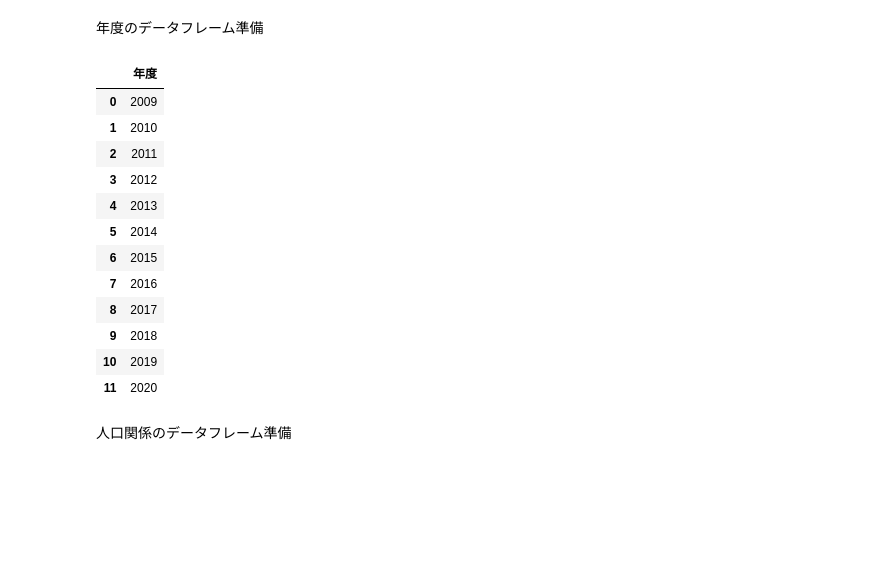
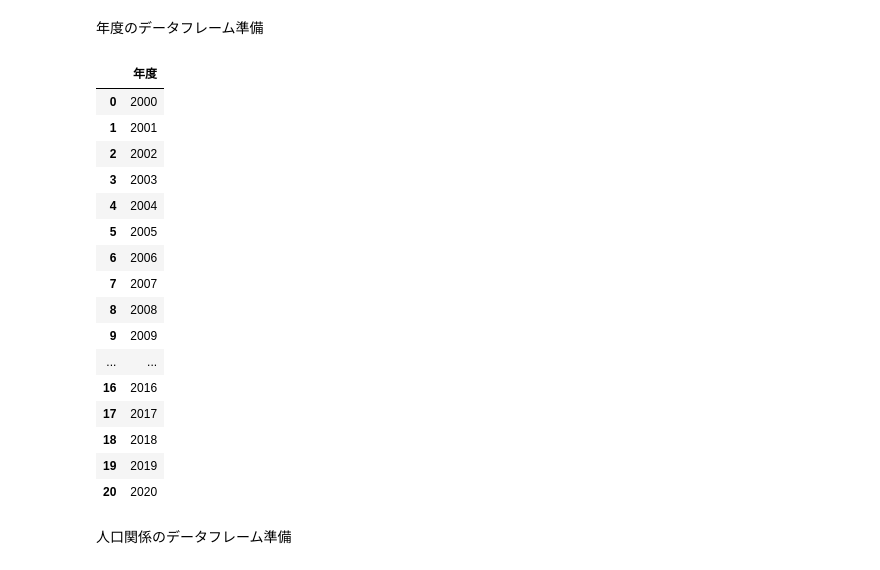
Before and after one commit to minion0101/DataScience_FEA, a Jupyter notebook: BirthRate.ipynb, the cells around one changed output. Saved outputs shown, nothing was run; the diff lists cells and outputs as text; code cells hidden in the pictures; blank space fills up the shorter version.

```diff
--- a/BirthRate.ipynb
+++ b/BirthRate.ipynb
@@ -8,23 +8,27 @@ from statsmodels.stats.outliers_influence import variance_inflation_factor as vi
 # %% [markdown]
 年度のデータフレーム準備
 # %%
-years = list(range(2009, 2021))
+years = list(range(2000, 2021))
 year_df = pd.DataFrame(years)
 year_df.rename(columns={0: '年度'}, inplace=True)
 year_df
 # %% [output]
 |  | 年度 |
-| 0 | 2009 |
-| 1 | 2010 |
-| 2 | 2011 |
-| 3 | 2012 |
-| 4 | 2013 |
-| 5 | 2014 |
-| 6 | 2015 |
-| 7 | 2016 |
-| 8 | 2017 |
-| 9 | 2018 |
-| 10 | 2019 |
-| 11 | 2020 |
+| 0 | 2000 |
+| 1 | 2001 |
+| 2 | 2002 |
+| 3 | 2003 |
+| 4 | 2004 |
+| 5 | 2005 |
+| 6 | 2006 |
+| 7 | 2007 |
+| 8 | 2008 |
+| 9 | 2009 |
+| ... | ... |
+| 16 | 2016 |
+| 17 | 2017 |
+| 18 | 2018 |
+| 19 | 2019 |
+| 20 | 2020 |
 # %% [markdown]
 人口関係のデータフレーム準備
```
Also changed, not shown: parts of 17 cells of this notebook, 4 other files.
